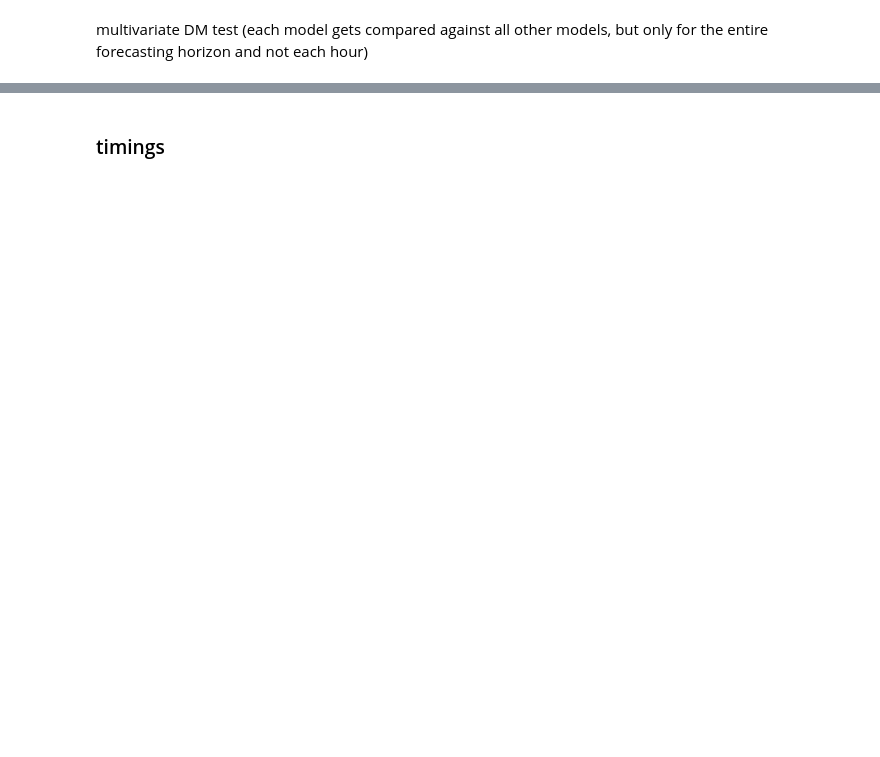
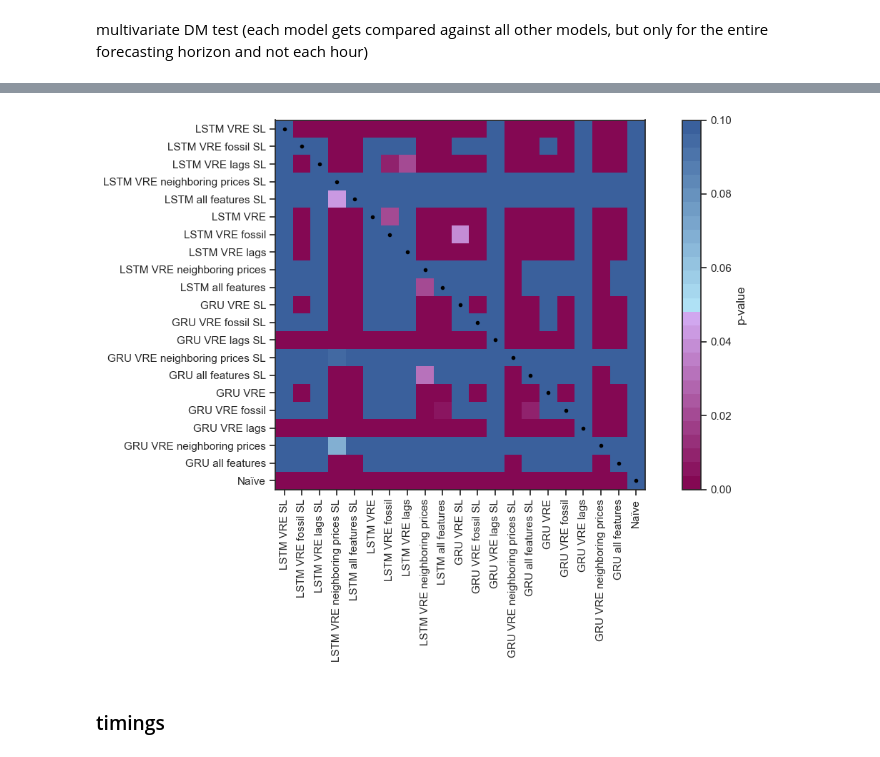
Before and after one commit to valentin-17/epf, a Jupyter notebook: notebooks/other_data_viz.ipynb, the cells around one changed output, grey strips where cells are left out. Saved outputs shown, nothing was run; the diff lists cells and outputs as text; code cells hidden in the pictures; blank space fills up the shorter version.

```diff
--- a/notebooks/other_data_viz.ipynb
+++ b/notebooks/other_data_viz.ipynb
@@ -901,18 +983,29 @@ from epf.dm import DM
 
 forecast_subset = forecasts[['LSTM VRE SL', 'LSTM VRE', 'GRU VRE SL', 'GRU VRE', 'Naïve']]
 p_values_univariate = {}
-true = data.get('True')
+
+first_day = forecast_subset.index[0].date()
+last_day = forecast_subset.index[-1].date()
+
+forecast_subset = forecast_subset[(forecast_subset.index.date != first_day) & (forecast_subset.index.date != last_day)]
+
+start = forecast_subset.index[0]
+end = forecast_subset.index[-1]
+
+df_price = df_price.loc[start:end]
+
+true_prices = df_price.loc[: ,['de_prices']]
 
 for model1 in forecast_subset.columns:
     for model2 in forecast_subset.columns:
         if model1 == model2:
-            p_values_univariate.update({'m1': model1, 'm2': model2, 'p': 1})
+            p_values_univariate.update({model1 + ' & ' + model2: np.ones(24,)})
         else:
-            p = DM(p_real=true,
-                   p_pred_1=model1,
-                   p_pred_2=model2,
+            p = DM(p_real=true_prices.values.reshape(-1, 24),
+                   p_pred_1=forecast_subset.loc[: ,model1].values.reshape(-1, 24),
+                   p_pred_2=forecast_subset.loc[: ,model2].values.reshape(-1, 24),
                    norm=1,
                    version='univariate')
-            p_values_univariate.update({'m1': model1, 'm2': model2, 'p': p})
+            p_values_univariate.update({model1 + ' & ' + model2: p})
 
 p_values_univariate
@@ -939,3 +1194,26 @@ p_values
+# %%
+import seaborn as sns
+import matplotlib.pyplot as plt
+import matplotlib as mpl
+import matplotlib.colors as mcolors
+
+sns.set_theme(style='ticks')
+
+norm = mcolors.Normalize(vmin=0, vmax=0.1)
+
+plt.figure(figsize=(12, 8))
+
+plt.imshow(p_values.astype(float).values, cmap=trimmed_cmap, norm=norm)
+plt.xticks(range(len(fcast.columns)), fcast.columns, rotation=90.)
+plt.yticks(range(len(fcast.columns)), fcast.columns)
+plt.plot(range(p_values.shape[0]), range(p_values.shape[0]), '.', color='black')
+
+plt.colorbar(label='p-value')
+plt.tight_layout()
+
+plt.savefig('../reports/figures/dm_test_multivariate.pdf', bbox_inches='tight')
+# %% [output]
+[figure, added]
 # %% [markdown]
 ### timings
 # %%
```
Also changed, not shown: parts of 11 cells of this notebook, 5 other files.
